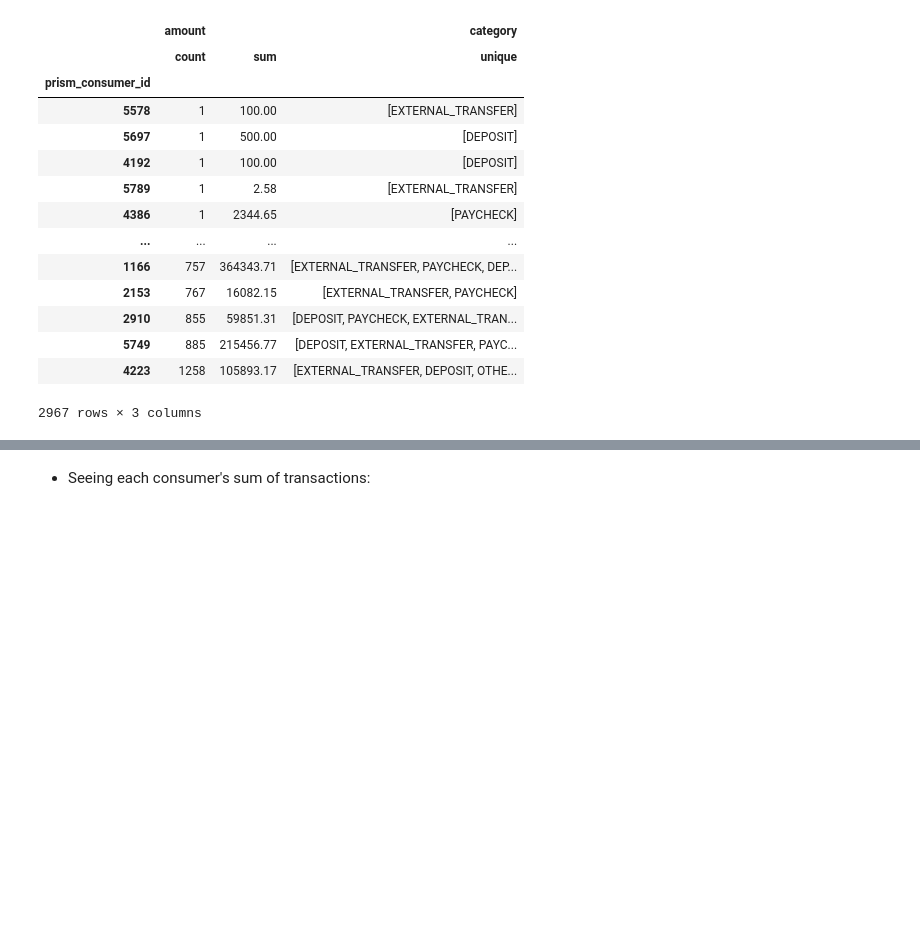
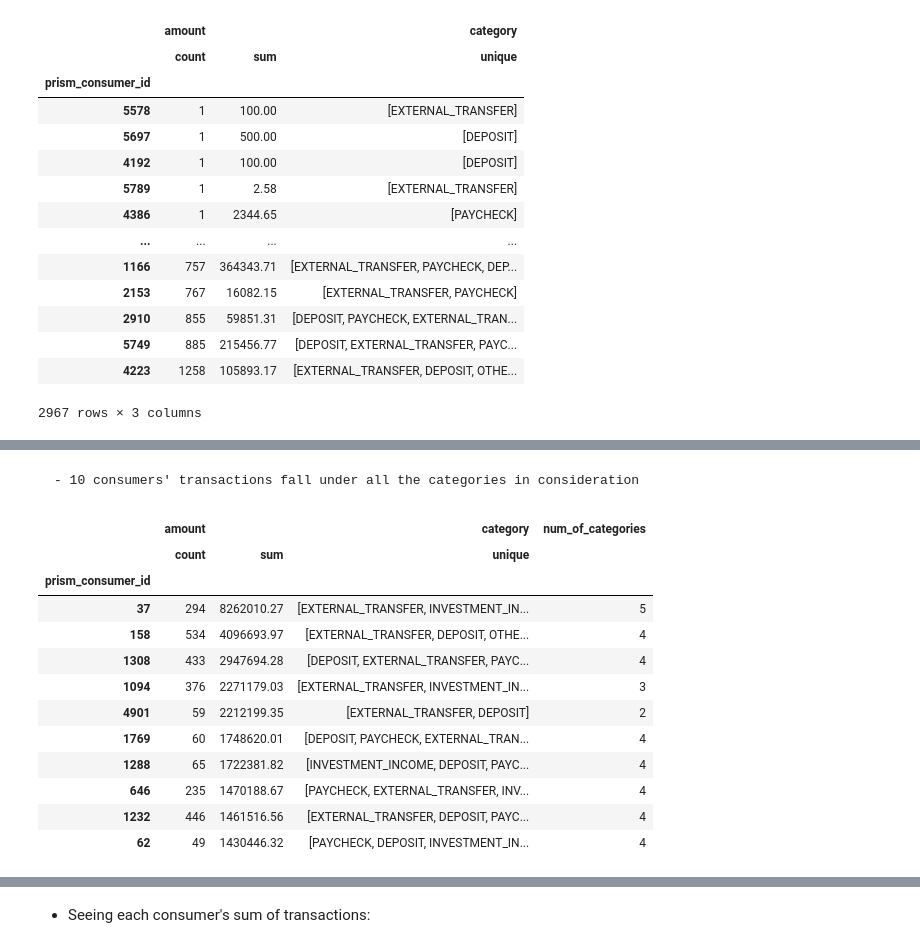
Before and after one commit to mozer123/credit_score, a Jupyter notebook: 07_income/income_brandon.ipynb, the cells around one changed output, grey strips where cells are left out. Drawn from its saved outputs; the diff is of its cells as text; code cells hidden in the pictures; blank space fills up the shorter version.

```diff
--- a/07_income/income_brandon.ipynb
+++ b/07_income/income_brandon.ipynb
@@ -84,0 +127,18 @@ inflow_accs.sort_values(('amount', 'count'))
+# %% [markdown]
+    - 10 consumers' transactions fall under all the categories in consideration
+# %%
+inflow_accs.sort_values([('amount', 'sum'), 'num_of_categories'], ascending=False)[:10]
+# %% [output]
+|  | amount |  | category | num_of_categories |
+|  | count | sum | unique |  |
+| prism_consumer_id |  |  |  |  |
+| 37 | 294 | 8262010.27 | [EXTERNAL_TRANSFER, INVESTMENT_IN... | 5 |
+| 158 | 534 | 4096693.97 | [EXTERNAL_TRANSFER, DEPOSIT, OTHE... | 4 |
+| 1308 | 433 | 2947694.28 | [DEPOSIT, EXTERNAL_TRANSFER, PAYC... | 4 |
+| 1094 | 376 | 2271179.03 | [EXTERNAL_TRANSFER, INVESTMENT_IN... | 3 |
+| 4901 | 59 | 2212199.35 | [EXTERNAL_TRANSFER, DEPOSIT] | 2 |
+| 1769 | 60 | 1748620.01 | [DEPOSIT, PAYCHECK, EXTERNAL_TRAN... | 4 |
+| 1288 | 65 | 1722381.82 | [INVESTMENT_INCOME, DEPOSIT, PAYC... | 4 |
+| 646 | 235 | 1470188.67 | [PAYCHECK, EXTERNAL_TRANSFER, INV... | 4 |
+| 1232 | 446 | 1461516.56 | [EXTERNAL_TRANSFER, DEPOSIT, PAYC... | 4 |
+| 62 | 49 | 1430446.32 | [PAYCHECK, DEPOSIT, INVESTMENT_IN... | 4 |
```
Also changed, not shown: parts of 9 cells of this notebook.
